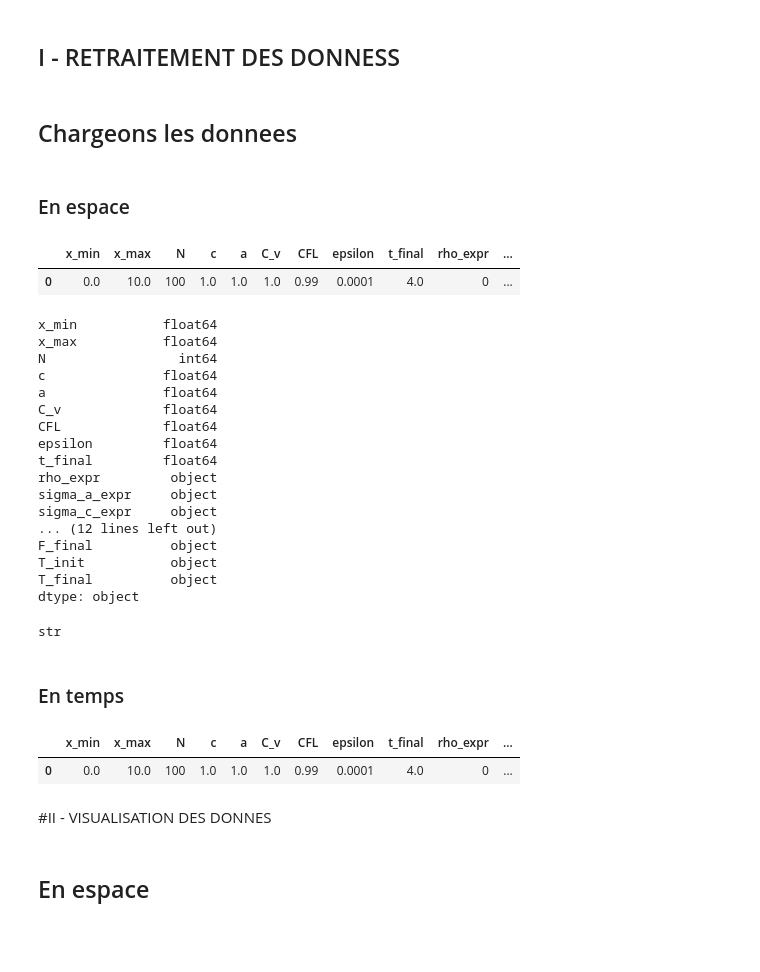
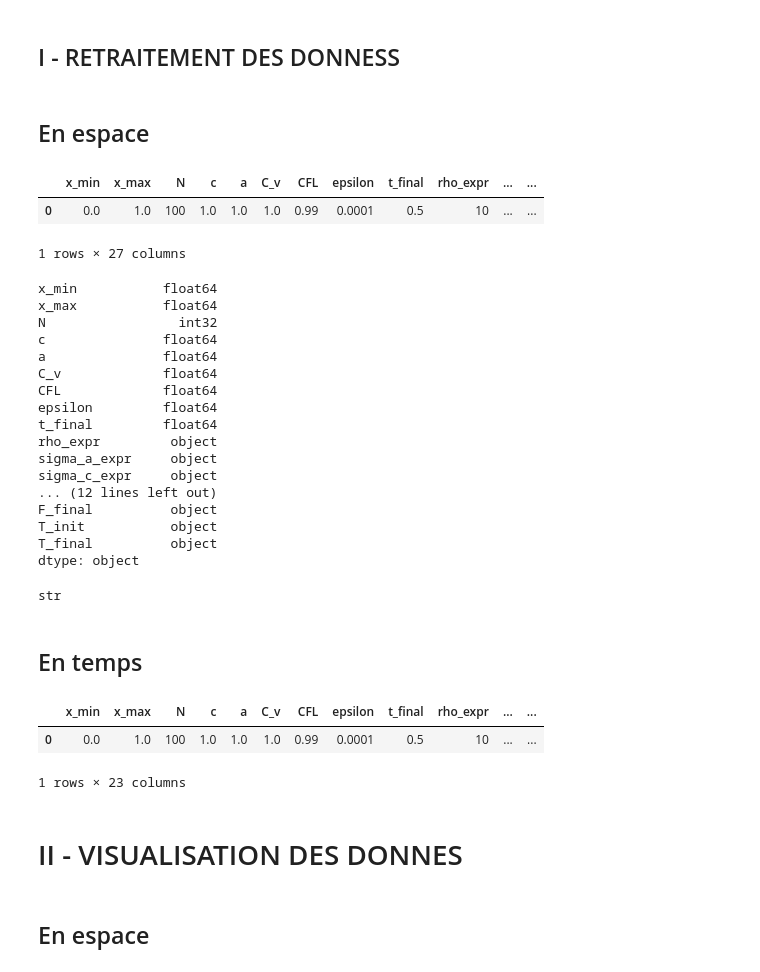
Before and after one commit to ddrous/projet-inverse-2d, a Jupyter notebook: src/notebook/analyse_des_donnees.ipynb, the cells around one changed output. Cells and saved outputs as stored; diff of their text form; code cells hidden in the pictures; blank space fills up the shorter version.

```diff
--- a/src/notebook/analyse_des_donnees.ipynb
+++ b/src/notebook/analyse_des_donnees.ipynb
@@ -45,0 +38,7 @@ import warnings       # Pour eviter de souvent afficher des messages d'erreurs e
+# %%
+"to load data locally"
+
+%ls "../../data"
+
+df_spatial_path = "../../data/df_spatial.csv"
+df_temporal_path = "../../data/df_temporal.csv"
@@ -48,24 +65,25 @@ import warnings       # Pour eviter de souvent afficher des messages d'erreurs e
 - Analyse des donnees
 # %% [markdown]
 ## I - RETRAITEMENT DES DONNESS
-# %% [markdown]
-## Chargeons les donnees
 # %% [markdown]
-### En espace
+## En espace
 # %%
 types = {'x_min':float, 'x_max':float, 'N':int, 'c':float, 'a':float, 'C_v':float, 'CFL':float, 'epsilon':float, 't_final':float, 'rho_expr':str, 'sigma_a_expr':str, 'sigma_c_expr':str, 'E_x_0_expr':str, 'F_x_0_expr':str, 'T_x_0_expr':str, 'dt':float, 'time_steps':int, 'x':str, 'rho':str, 'sigma_a':str, 'sigma_c':str, 'E_init':str, 'E_final':str, 'F_init':str, 'F_final':str, 'T_init':str, 'T_final':str}
-df_space = pd.read_csv("assets/dataframes/inverse/df_spatial.csv", thousands=',', dtype=types)
 
-df_space.head(1)      ### rho_expr a des problemes
+df_space = pd.read_csv(df_spatial_path, thousands=',', dtype=types)
+
+df_space.head(1)
+# df_space.loc[:, ['x','rho']].head(1)
 # %% [output]
-|  | x_min | x_max | N | c | a | C_v | CFL | epsilon | t_final | rho_expr | ... |
-| 0 | 0.0 | 10.0 | 100 | 1.0 | 1.0 | 1.0 | 0.99 | 0.0001 | 4.0 | 0 | ... |
+|  | x_min | x_max | N | c | a | C_v | CFL | epsilon | t_final | rho_expr | ... | ... |
+| 0 | 0.0 | 1.0 | 100 | 1.0 | 1.0 | 1.0 | 0.99 | 0.0001 | 0.5 | 10 | ... | ... |
+1 rows × 27 columns
 # %%
 df_space.dtypes
 # %% [output]
 x_min           float64
 x_max           float64
-N                 int64
+N                 int32
 c               float64
 a               float64
 C_v             float64
@@ -85,17 +103,18 @@ type(df_space.loc[0, 'rho_expr'])
 # %% [output]
 str
 # %% [markdown]
-### En temps
+## En temps
 # %%
-types = {'x_min':float, 'x_max':float, 'N':int, 'c':float, 'a':float, 'C_v':float, 'CFL':float, 'epsilon':float, 't_final':float, 'rho_expr':str, 'sigma_a_expr':str, 'sigma_c_expr':str, 'E_x_0_expr':str, 'F_x_0_expr':str, 'T_x_0_expr':str, 'dt':float, 'time_steps':int, 'E_0':str, 'E_N':str, 'F_0':str, 'F_N':str, 'T_0':str, 'E_final':str, 'T_N':str}
-df_time = pd.read_csv("assets/dataframes/inverse/df_temporal.csv", thousands=',', dtype=types)
+types = {'x_min':float, 'x_max':float, 'N':int, 'c':float, 'a':float, 'C_v':float, 'CFL':float, 'epsilon':float, 't_final':float, 'rho_expr':str, 'sigma_a_expr':str, 'sigma_c_expr':str, 'E_x_0_expr':str, 'F_x_0_expr':str, 'T_x_0_expr':str, 'dt':float, 'time_steps':int, 'E_left':str, 'E_right':str, 'F_left':str, 'F_right':str, 'T_left':str, 'T_right':str}
+df_time = pd.read_csv(df_temporal_path, thousands=',', dtype=types)
 
-df_time.head(1)      ### rho_expr a des problemes
+df_time.head(1)
 # %% [output]
-|  | x_min | x_max | N | c | a | C_v | CFL | epsilon | t_final | rho_expr | ... |
-| 0 | 0.0 | 10.0 | 100 | 1.0 | 1.0 | 1.0 | 0.99 | 0.0001 | 4.0 | 0 | ... |
+|  | x_min | x_max | N | c | a | C_v | CFL | epsilon | t_final | rho_expr | ... | ... |
+| 0 | 0.0 | 1.0 | 100 | 1.0 | 1.0 | 1.0 | 0.99 | 0.0001 | 0.5 | 10 | ... | ... |
+1 rows × 23 columns
 # %% [markdown]
-#II - VISUALISATION DES DONNES
+# II - VISUALISATION DES DONNES
 # %% [markdown]
 ## En espace
 # %%
```
Also changed, not shown: parts of 9 cells of this notebook, 11 other files.
